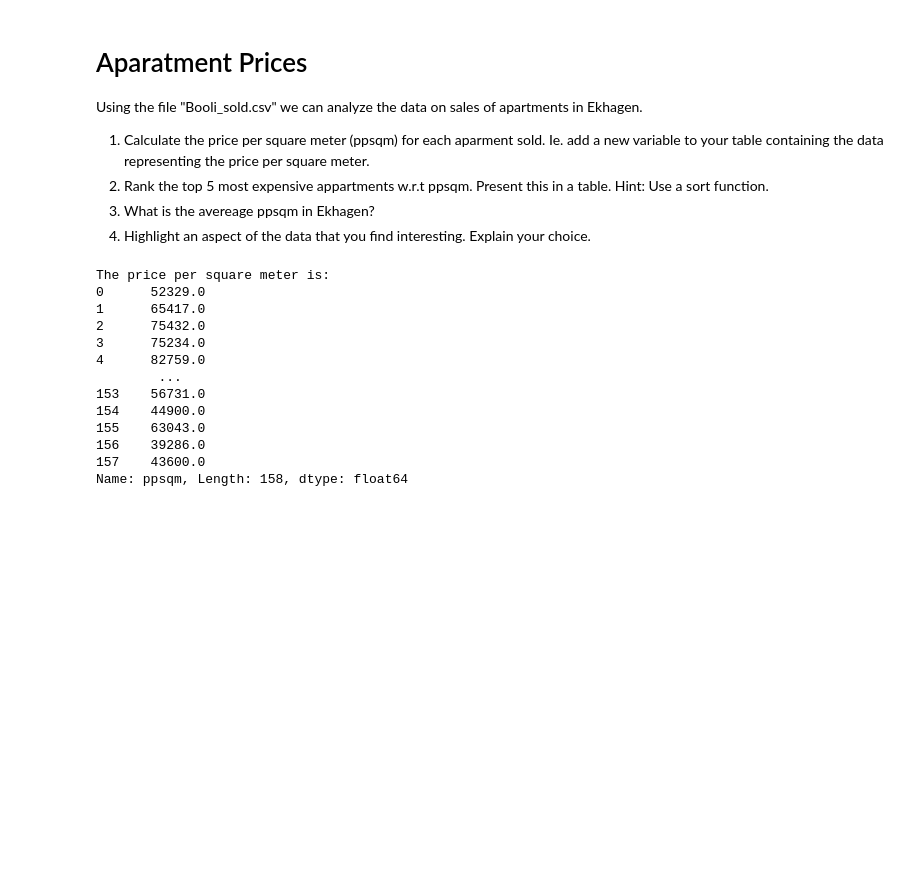
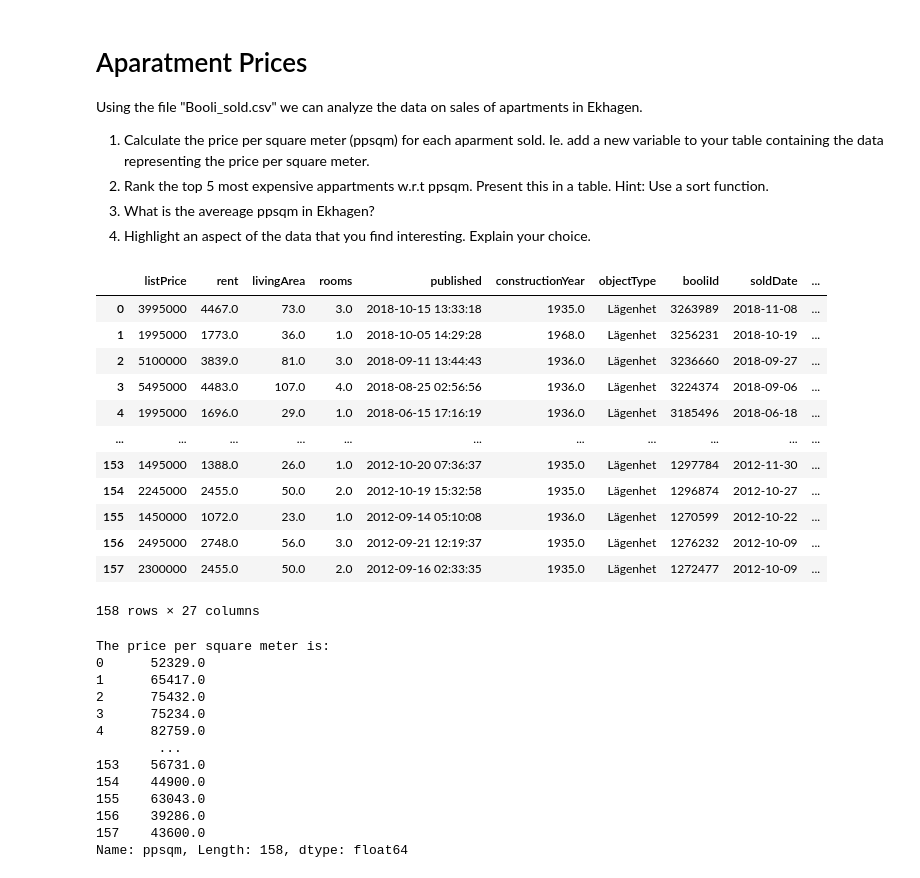
Before and after one commit to MrHEFF/su-mt4007, a Jupyter notebook: HW2/HW2.ipynb, the cells around one changed output. Drawn from its saved outputs; the diff is of its cells as text; code cells hidden in the pictures; blank space fills up the shorter version.

```diff
--- a/HW2/HW2.ipynb
+++ b/HW2/HW2.ipynb
@@ -8,4 +8,21 @@ Using the file "Booli_sold.csv" we can analyze the data on sales of apartments i
 4. Highlight an aspect of the data that you find interesting. Explain your choice.
 # %%
 import pandas as pd
+# %%
+df = pd.read_csv("Booli_sold.csv") # read file
+df
+# %% [output]
+|  | listPrice | rent | livingArea | rooms | published | constructionYear | objectType | booliId | soldDate | ... |
+| 0 | 3995000 | 4467.0 | 73.0 | 3.0 | 2018-10-15 13:33:18 | 1935.0 | Lägenhet | 3263989 | 2018-11-08 | ... |
+| 1 | 1995000 | 1773.0 | 36.0 | 1.0 | 2018-10-05 14:29:28 | 1968.0 | Lägenhet | 3256231 | 2018-10-19 | ... |
+| 2 | 5100000 | 3839.0 | 81.0 | 3.0 | 2018-09-11 13:44:43 | 1936.0 | Lägenhet | 3236660 | 2018-09-27 | ... |
+| 3 | 5495000 | 4483.0 | 107.0 | 4.0 | 2018-08-25 02:56:56 | 1936.0 | Lägenhet | 3224374 | 2018-09-06 | ... |
+| 4 | 1995000 | 1696.0 | 29.0 | 1.0 | 2018-06-15 17:16:19 | 1936.0 | Lägenhet | 3185496 | 2018-06-18 | ... |
+| ... | ... | ... | ... | ... | ... | ... | ... | ... | ... | ... |
+| 153 | 1495000 | 1388.0 | 26.0 | 1.0 | 2012-10-20 07:36:37 | 1935.0 | Lägenhet | 1297784 | 2012-11-30 | ... |
+| 154 | 2245000 | 2455.0 | 50.0 | 2.0 | 2012-10-19 15:32:58 | 1935.0 | Lägenhet | 1296874 | 2012-10-27 | ... |
+| 155 | 1450000 | 1072.0 | 23.0 | 1.0 | 2012-09-14 05:10:08 | 1936.0 | Lägenhet | 1270599 | 2012-10-22 | ... |
+| 156 | 2495000 | 2748.0 | 56.0 | 3.0 | 2012-09-21 12:19:37 | 1935.0 | Lägenhet | 1276232 | 2012-10-09 | ... |
+| 157 | 2300000 | 2455.0 | 50.0 | 2.0 | 2012-09-16 02:33:35 | 1935.0 | Lägenhet | 1272477 | 2012-10-09 | ... |
+158 rows × 27 columns
 # %%
```
Also changed, not shown: parts of 2 cells of this notebook, 2 other files.
